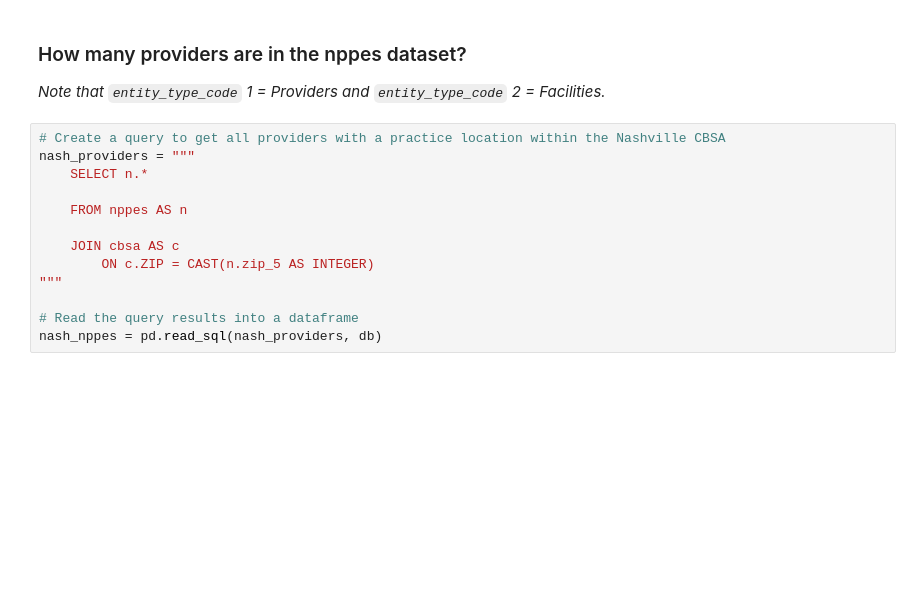
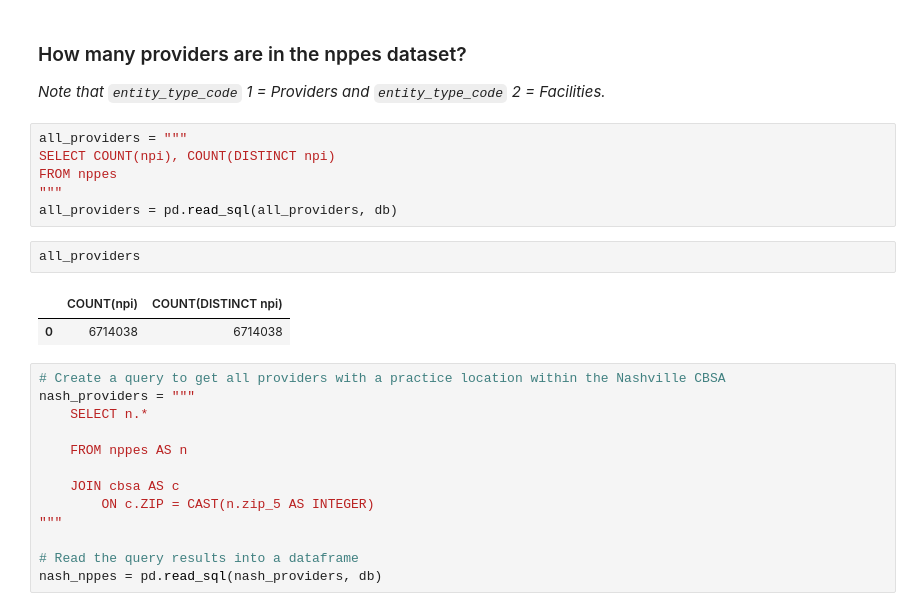
Before and after one commit to nss-data-science-cohort-4/hcbb_hop_team-motp, a Jupyter notebook: notebooks/eda-vai2fc.ipynb, the cells around one changed output. Cells and saved outputs as stored; diff of their text form; blank space fills up the shorter version.

```diff
--- a/notebooks/eda-vai2fc.ipynb
+++ b/notebooks/eda-vai2fc.ipynb
@@ -34,6 +34,17 @@ print([e[1] for e in col])
 # %% [markdown]
 ### How many providers are in the nppes dataset?
 *Note that `entity_type_code` 1 = Providers and `entity_type_code` 2 = Facilities.*
+# %%
+all_providers = """
+SELECT COUNT(npi), COUNT(DISTINCT npi)
+FROM nppes
+"""
+all_providers = pd.read_sql(all_providers, db)
+# %%
+all_providers
+# %% [output]
+|  | COUNT(npi) | COUNT(DISTINCT npi) |
+| 0 | 6714038 | 6714038 |
 # %%
 # Create a query to get all providers with a practice location within the Nashville CBSA
 nash_providers = """
```
Also changed, not shown: parts of 11 cells of this notebook.
